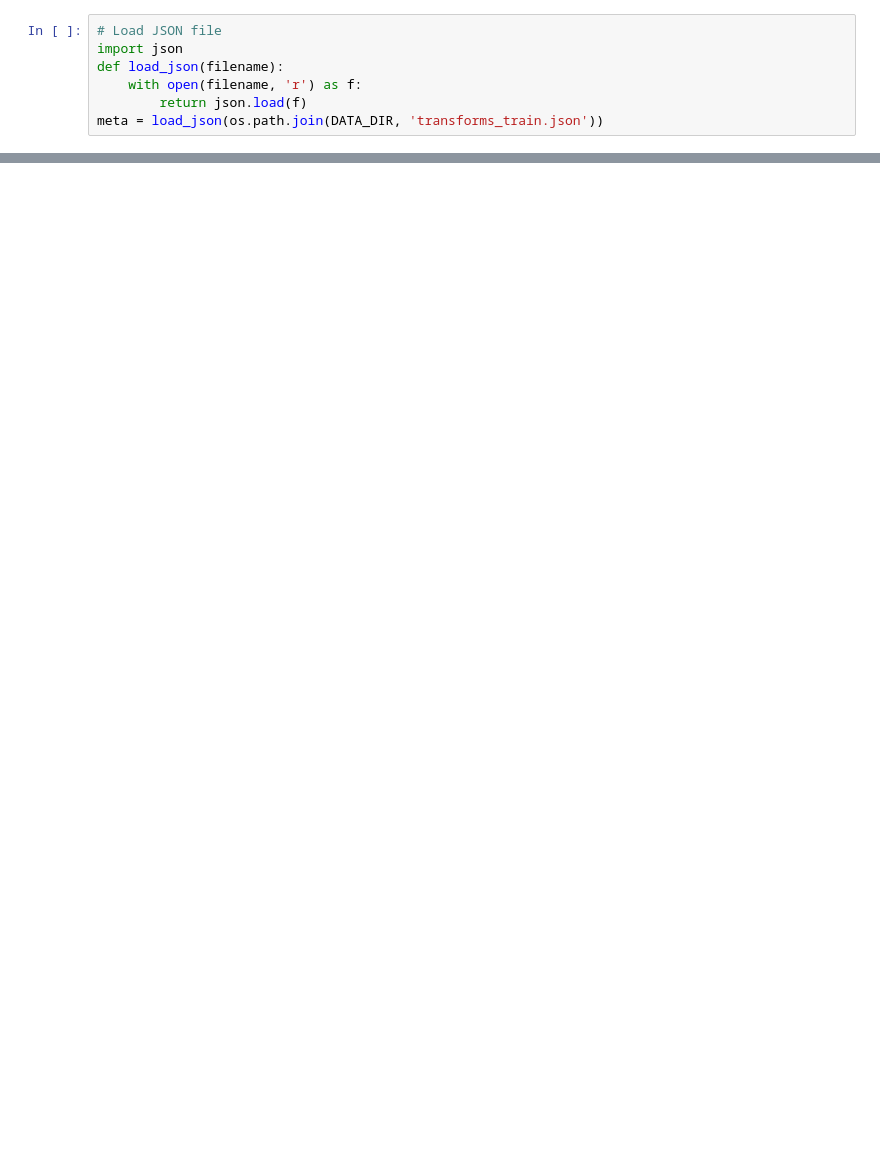
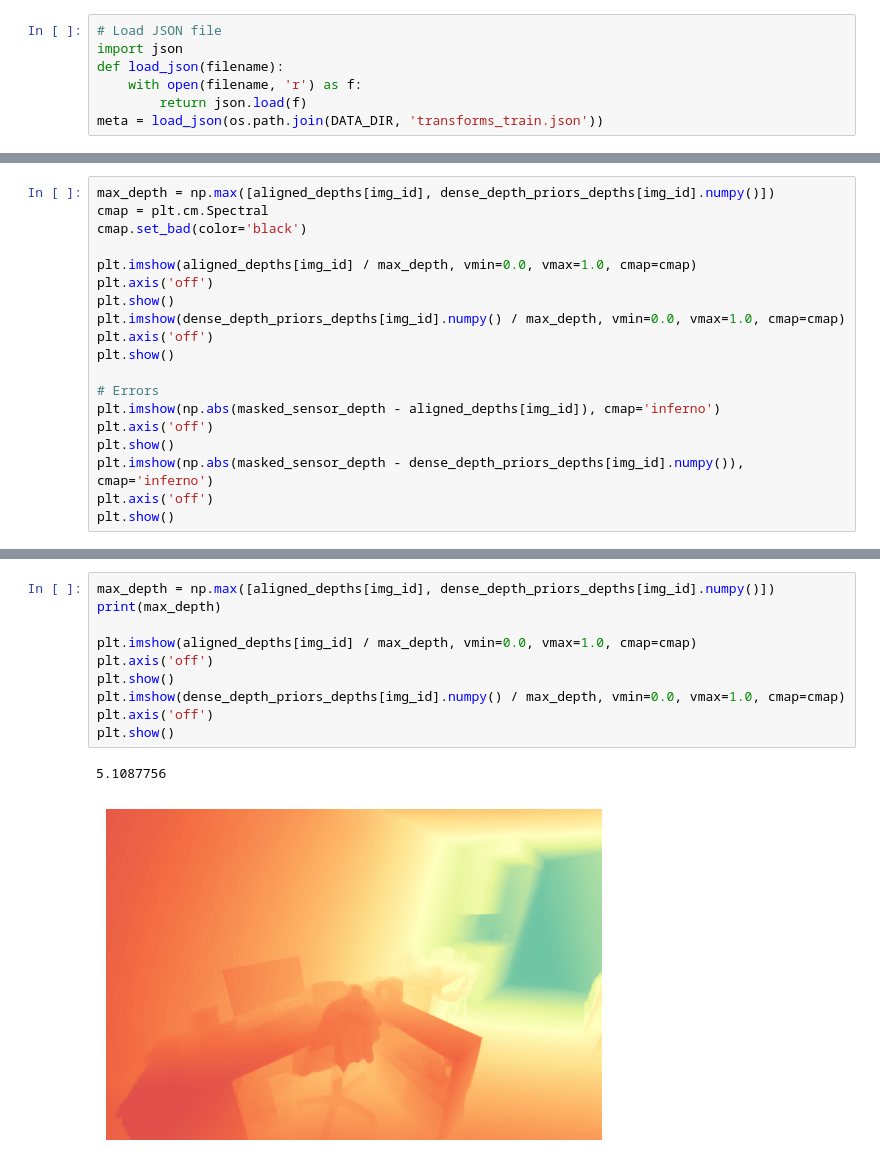
Before and after one commit to diddone/nerf-depth-priors, a Jupyter notebook: depth_alignment/align_depth_map_MG_scannetpp.ipynb, the cells around one changed output, grey strips where cells are left out. Cells and saved outputs as stored; diff of their text form; blank space fills up the shorter version.

```diff
--- a/depth_alignment/align_depth_map_MG_scannetpp.ipynb
+++ b/depth_alignment/align_depth_map_MG_scannetpp.ipynb
@@ -560,0 +601,19 @@ NameError: name 'barbara_depths' is not defined
+# %%
+max_depth = np.max([aligned_depths[img_id], dense_depth_priors_depths[img_id].numpy()])
+cmap = plt.cm.Spectral
+cmap.set_bad(color='black')
+
+plt.imshow(aligned_depths[img_id] / max_depth, vmin=0.0, vmax=1.0, cmap=cmap)
+plt.axis('off')
+plt.show()
+plt.imshow(dense_depth_priors_depths[img_id].numpy() / max_depth, vmin=0.0, vmax=1.0, cmap=cmap)
+plt.axis('off')
+plt.show()
+
+# Errors
+plt.imshow(np.abs(masked_sensor_depth - aligned_depths[img_id]), cmap='inferno')
+plt.axis('off')
+plt.show()
+plt.imshow(np.abs(masked_sensor_depth - dense_depth_priors_depths[img_id].numpy()), cmap='inferno')
+plt.axis('off')
+plt.show()
@@ -560,0 +625,13 @@ NameError: name 'barbara_depths' is not defined
+# %%
+max_depth = np.max([aligned_depths[img_id], dense_depth_priors_depths[img_id].numpy()])
+print(max_depth)
+
+plt.imshow(aligned_depths[img_id] / max_depth, vmin=0.0, vmax=1.0, cmap=cmap)
+plt.axis('off')
+plt.show()
+plt.imshow(dense_depth_priors_depths[img_id].numpy() / max_depth, vmin=0.0, vmax=1.0, cmap=cmap)
+plt.axis('off')
+plt.show()
+# %% [output]
+5.1087756
+[figure, added]
```
Also changed, not shown: parts of 19 cells of this notebook.
